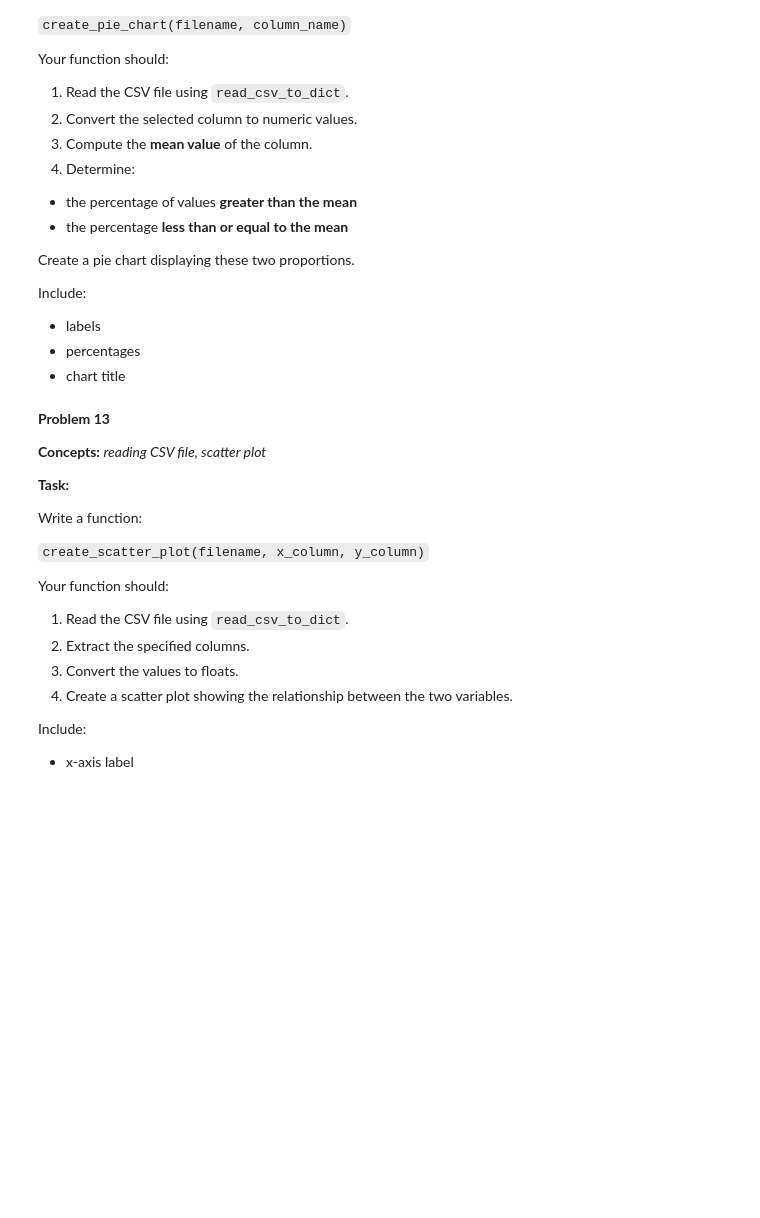
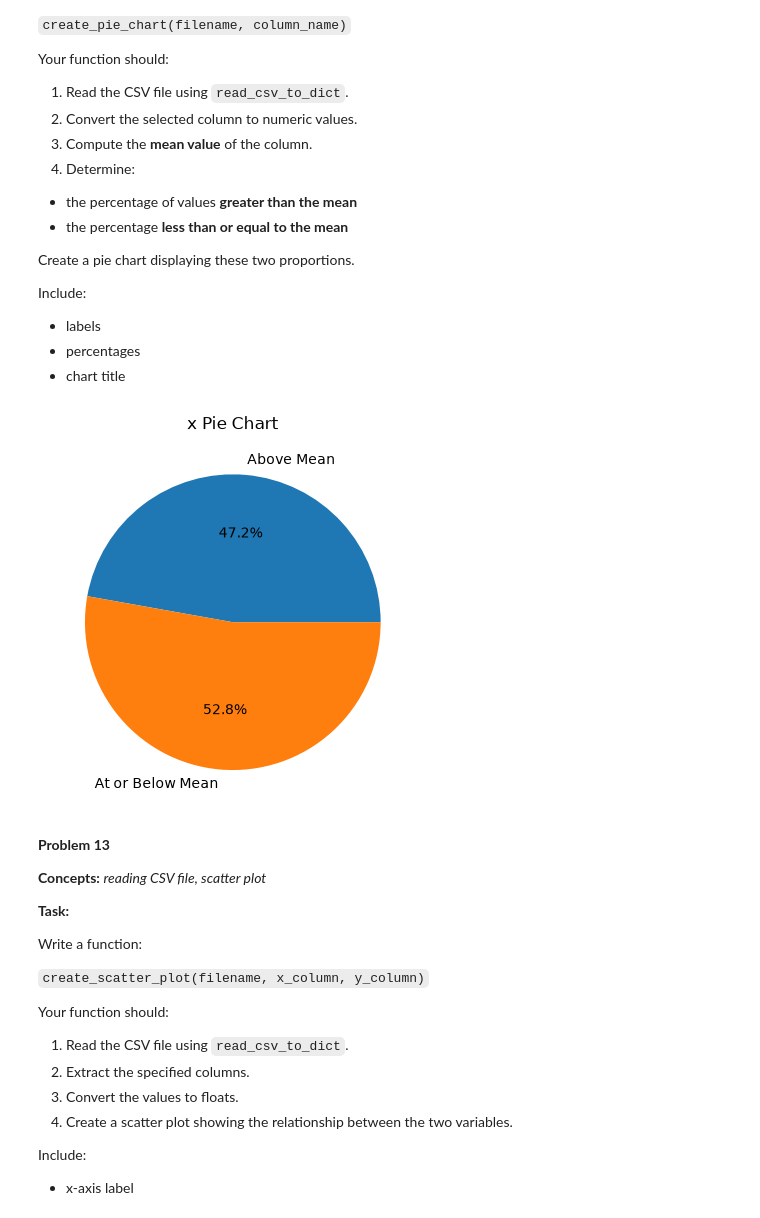
Before and after one commit to jbenigeriBU/dx602-homework-09, a Jupyter notebook: homework.ipynb, the cells around one changed output. Cells and saved outputs as stored; diff of their text form; code cells hidden in the pictures; blank space fills up the shorter version.

```diff
--- a/homework.ipynb
+++ b/homework.ipynb
@@ -639,29 +643,31 @@ Include:
 # %%
 #Your Solution
 def create_pie_chart(filename, column_name):
     """Create a pie chart comparing values to the mean."""
     # Read CSV file
     data = read_csv_to_dict(filename)
 
     # Convert to numbers
     values = np.array(data[column_name], dtype=float)
 
     # Calculate mean
     mean = np.mean(values)
 
     # Count values
     above = np.sum(values > mean)
     below = np.sum(values <= mean)
 
     # Create pie chart
     plt.pie([above, below],
             labels=['Above Mean', 'At or Below Mean'],
             autopct='%1.1f%%')
 
     # Add title
     plt.title(column_name + ' Pie Chart')
     plt.show()
-#create_pie_chart('p9_data.csv', 'x')
+create_pie_chart('p9_data.csv', 'x')
+# %% [output]
+[figure, added]
 # %% [markdown]
 **Problem 13**
 
```
Also changed, not shown: parts of 3 cells of this notebook.
